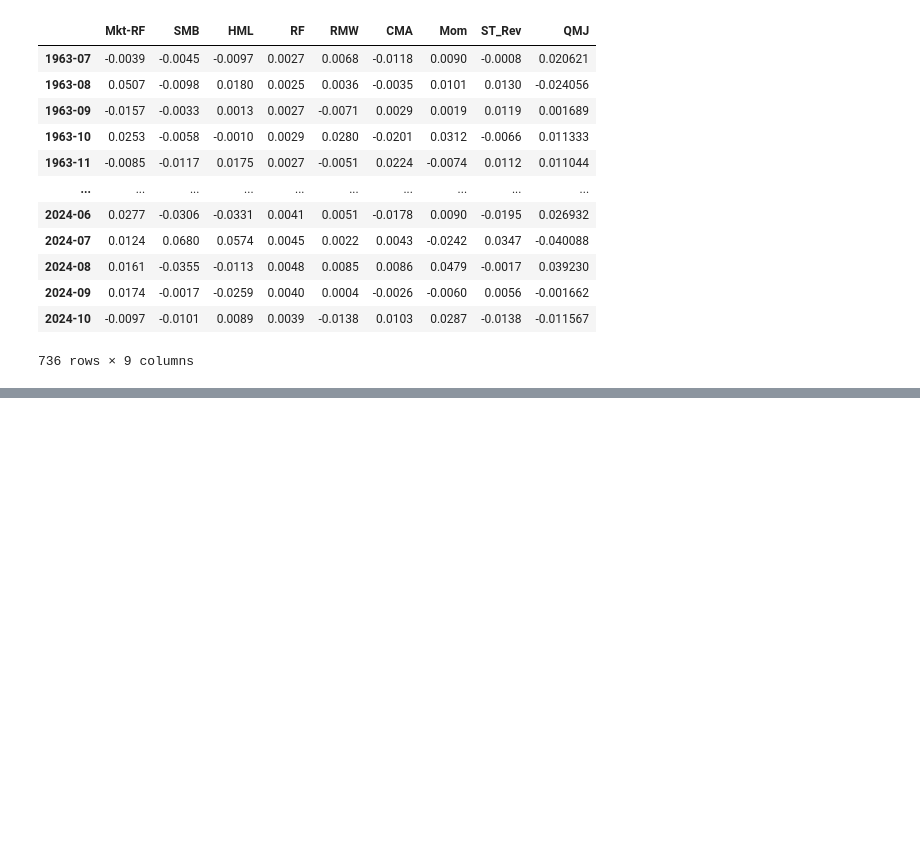
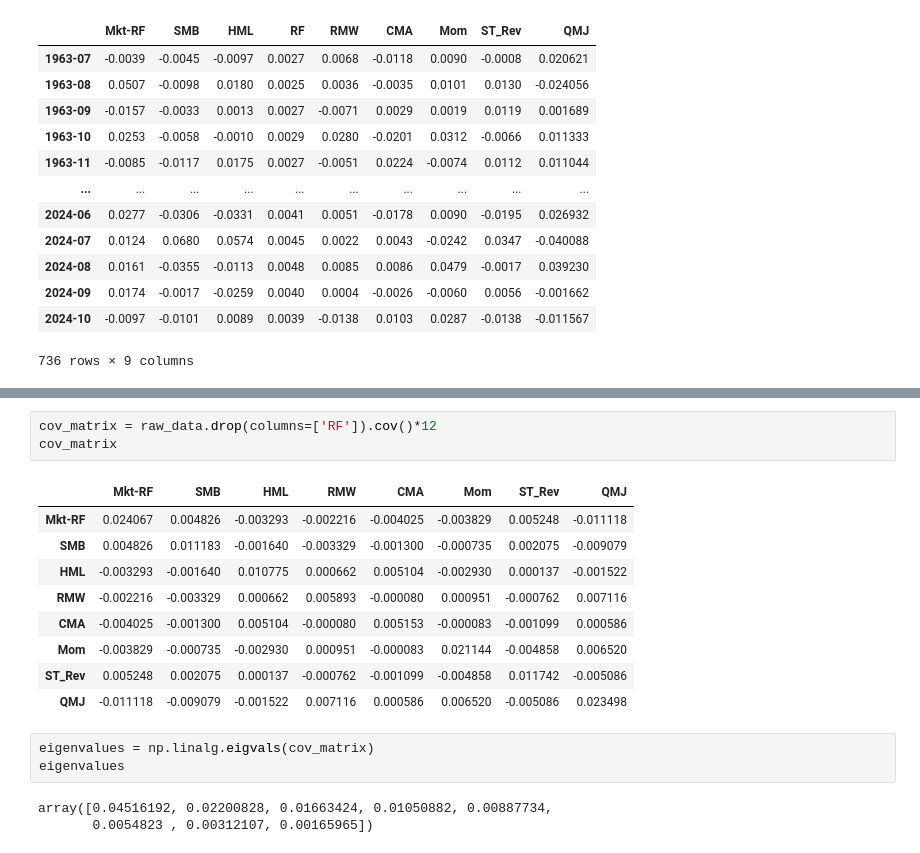
Before and after one commit to xiangyuli2021/factor_analysis, a Jupyter notebook: Factor_Analysis.ipynb, the cells around one changed output, grey strips where cells are left out. Cells and saved outputs as stored; diff of their text form; blank space fills up the shorter version.

```diff
--- a/Factor_Analysis.ipynb
+++ b/Factor_Analysis.ipynb
@@ -136,0 +180,19 @@ raw_data
+# %%
+cov_matrix = raw_data.drop(columns=['RF']).cov()*12
+cov_matrix
+# %% [output]
+|  | Mkt-RF | SMB | HML | RMW | CMA | Mom | ST_Rev | QMJ |
+| Mkt-RF | 0.024067 | 0.004826 | -0.003293 | -0.002216 | -0.004025 | -0.003829 | 0.005248 | -0.011118 |
+| SMB | 0.004826 | 0.011183 | -0.001640 | -0.003329 | -0.001300 | -0.000735 | 0.002075 | -0.009079 |
+| HML | -0.003293 | -0.001640 | 0.010775 | 0.000662 | 0.005104 | -0.002930 | 0.000137 | -0.001522 |
+| RMW | -0.002216 | -0.003329 | 0.000662 | 0.005893 | -0.000080 | 0.000951 | -0.000762 | 0.007116 |
+| CMA | -0.004025 | -0.001300 | 0.005104 | -0.000080 | 0.005153 | -0.000083 | -0.001099 | 0.000586 |
+| Mom | -0.003829 | -0.000735 | -0.002930 | 0.000951 | -0.000083 | 0.021144 | -0.004858 | 0.006520 |
+| ST_Rev | 0.005248 | 0.002075 | 0.000137 | -0.000762 | -0.001099 | -0.004858 | 0.011742 | -0.005086 |
+| QMJ | -0.011118 | -0.009079 | -0.001522 | 0.007116 | 0.000586 | 0.006520 | -0.005086 | 0.023498 |
+# %%
+eigenvalues = np.linalg.eigvals(cov_matrix)
+eigenvalues
+# %% [output]
+array([0.04516192, 0.02200828, 0.01663424, 0.01050882, 0.00887734,
+       0.0054823 , 0.00312107, 0.00165965])
```
Also changed, not shown: parts of 8 cells of this notebook, 1 other file.
